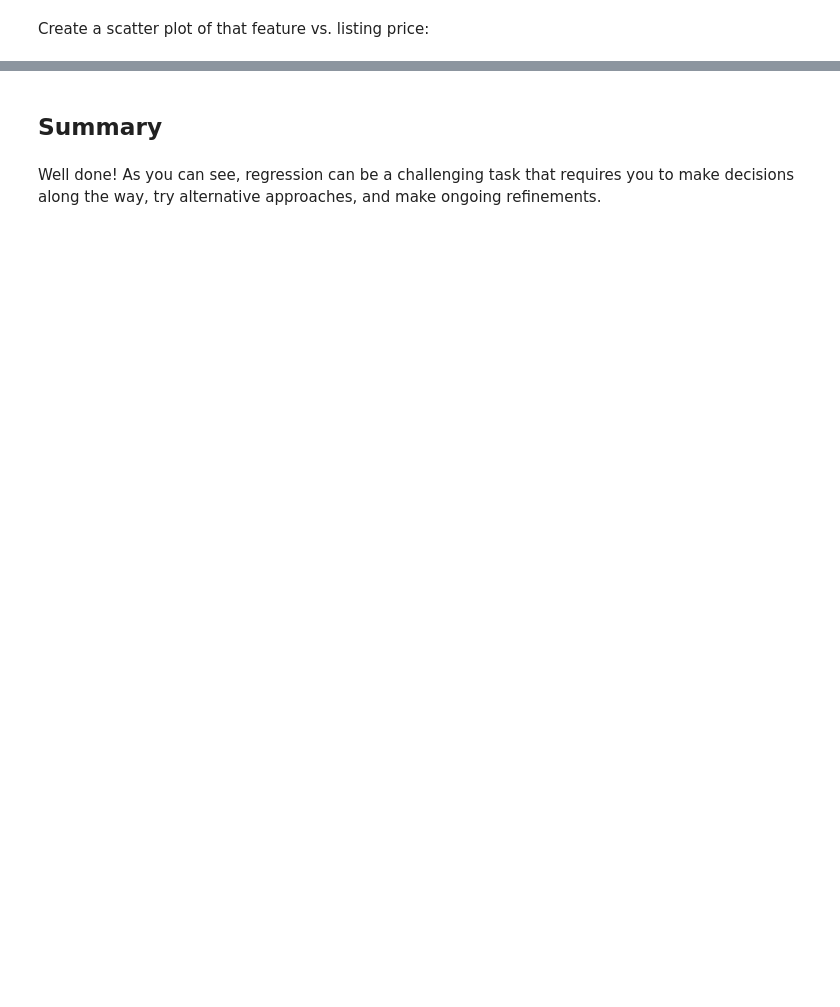
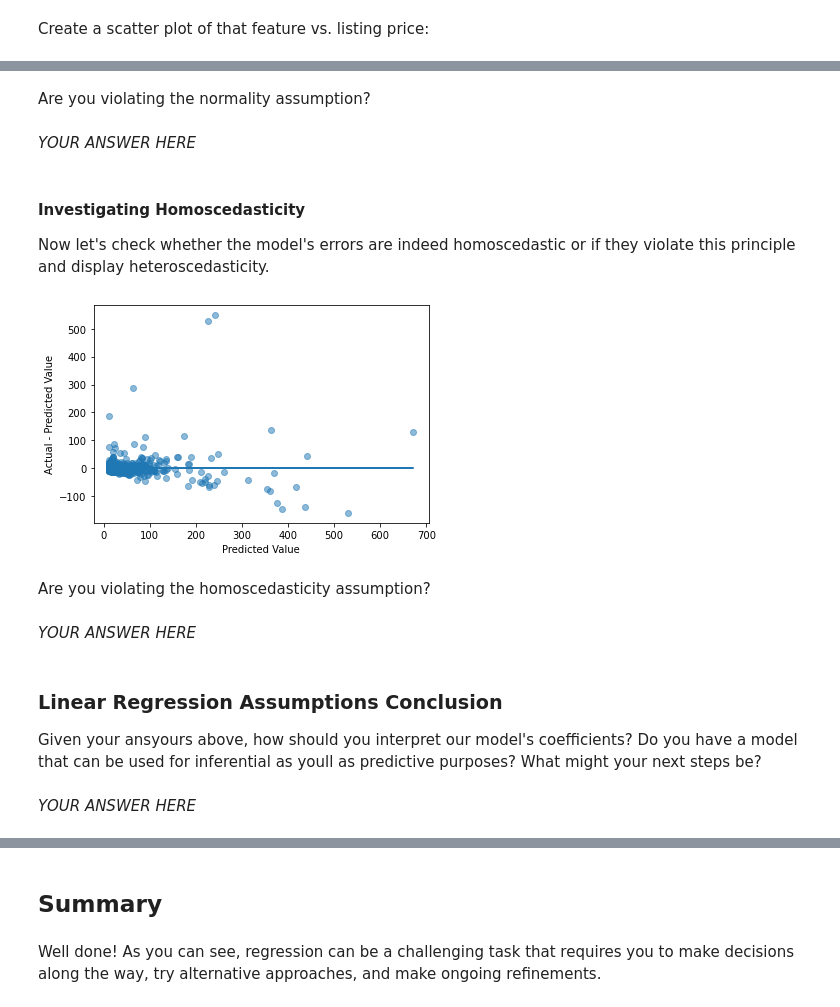
Before and after one commit to learn-co-curriculum/ds-linear-regression-project-axi, a Jupyter notebook: index.ipynb, the cells around one changed output, grey strips where cells are left out. Drawn from its saved outputs; the diff is of its cells as text; code cells hidden in the pictures; blank space fills up the shorter version.

```diff
--- a/index.ipynb
+++ b/index.ipynb
@@ -590,0 +304,28 @@ After completing the project, you could consider the following enhancements if y
+# %% [markdown]
+Are you violating the normality assumption?
+# %% [markdown]
+*YOUR ANSWER HERE*
+# %% [markdown]
+#### Investigating Homoscedasticity
+
+Now let's check whether the model's errors are indeed homoscedastic or if they violate this principle and display heteroscedasticity.
+# %%
+# Run this cell without changes
+fig, ax = plt.subplots()
+
+ax.scatter(preds, residuals, alpha=0.5)
+ax.plot(preds, [0 for i in range(len(df))])
+ax.set_xlabel("Predicted Value")
+ax.set_ylabel("Actual - Predicted Value");
+# %% [output]
+[figure, added]
+# %% [markdown]
+Are you violating the homoscedasticity assumption?
+# %% [markdown]
+*YOUR ANSWER HERE*
+# %% [markdown]
+### Linear Regression Assumptions Conclusion
+
+Given your ansyours above, how should you interpret our model's coefficients? Do you have a model that can be used for inferential as youll as predictive purposes? What might your next steps be?
+# %% [markdown]
+*YOUR ANSWER HERE*
```
Also changed, not shown: parts of 124 cells of this notebook.
